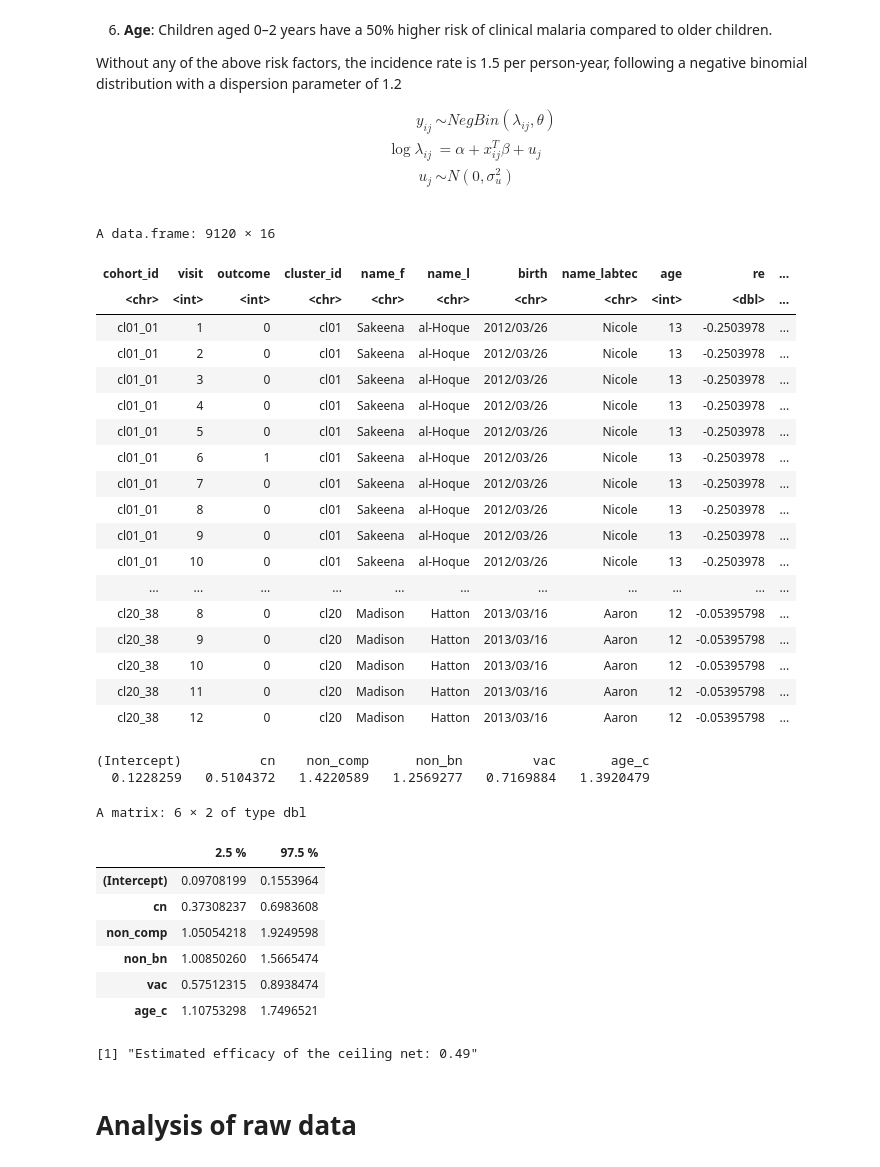
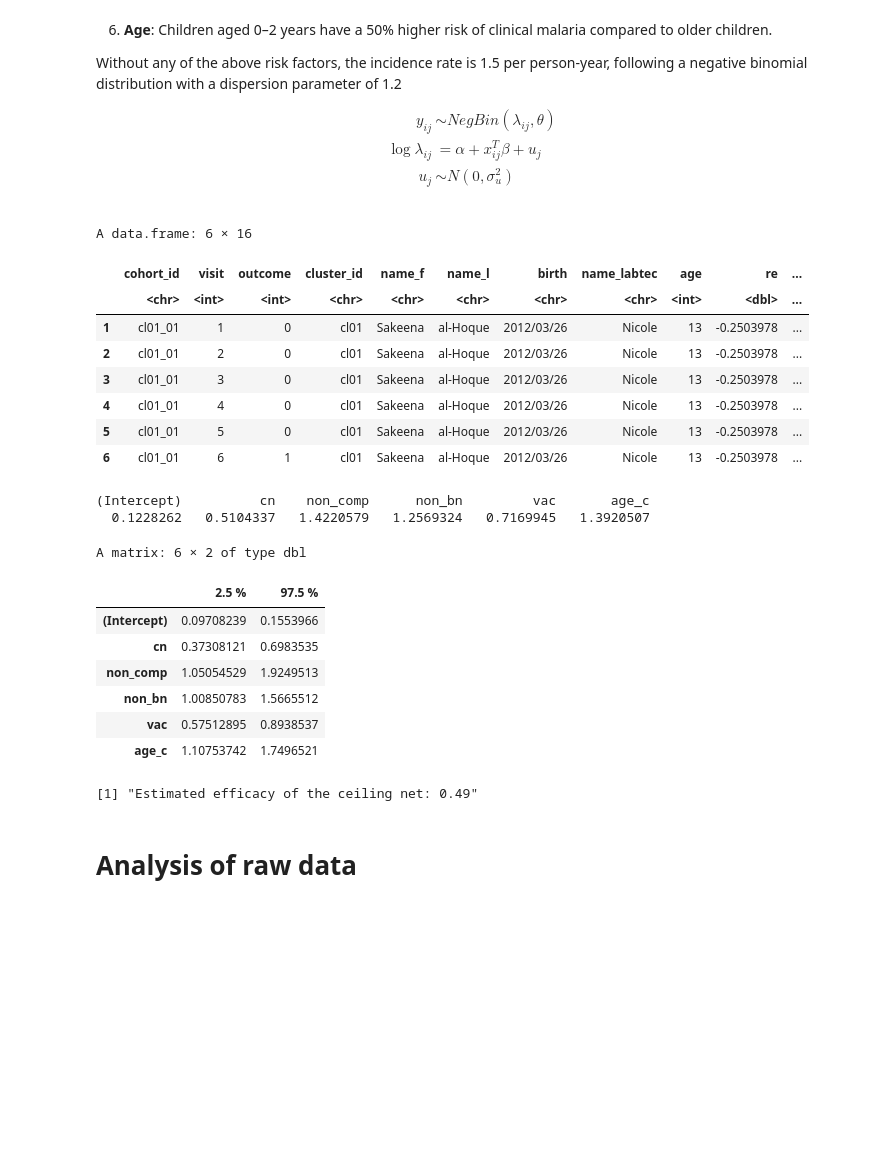
Before and after one commit to KoKYura/KI_PhD_2025, a Jupyter notebook: ki_workshop.ipynb, the cells around one changed output. Cells and saved outputs as stored; diff of their text form; code cells hidden in the pictures; blank space fills up the shorter version.

```diff
--- a/ki_workshop.ipynb
+++ b/ki_workshop.ipynb
@@ -149,28 +218,18 @@ y_{ij} &\sim NegBin(\lambda_{ij}, \theta) \\
 \ u_j &\sim N(0, \sigma_{u}^2) \\
 \end{align*}
 # %%
-df_full <- read.csv("./data/data_cohort_full.csv")
-df_full
+df_full <- read.csv("./data_cohort_full.csv")
+head(df_full)
 # %% [output]
-A data.frame: 9120 × 16
+A data.frame: 6 × 16
-| cohort_id | visit | outcome | cluster_id | name_f | name_l | birth | name_labtec | age | re | ... |
-| <chr> | <int> | <int> | <chr> | <chr> | <chr> | <chr> | <chr> | <int> | <dbl> | ... |
-| cl01_01 | 1 | 0 | cl01 | Sakeena | al-Hoque | 2012/03/26 | Nicole | 13 | -0.2503978 | ... |
-| cl01_01 | 2 | 0 | cl01 | Sakeena | al-Hoque | 2012/03/26 | Nicole | 13 | -0.2503978 | ... |
-| cl01_01 | 3 | 0 | cl01 | Sakeena | al-Hoque | 2012/03/26 | Nicole | 13 | -0.2503978 | ... |
-| cl01_01 | 4 | 0 | cl01 | Sakeena | al-Hoque | 2012/03/26 | Nicole | 13 | -0.2503978 | ... |
-| cl01_01 | 5 | 0 | cl01 | Sakeena | al-Hoque | 2012/03/26 | Nicole | 13 | -0.2503978 | ... |
-| cl01_01 | 6 | 1 | cl01 | Sakeena | al-Hoque | 2012/03/26 | Nicole | 13 | -0.2503978 | ... |
-| cl01_01 | 7 | 0 | cl01 | Sakeena | al-Hoque | 2012/03/26 | Nicole | 13 | -0.2503978 | ... |
-| cl01_01 | 8 | 0 | cl01 | Sakeena | al-Hoque | 2012/03/26 | Nicole | 13 | -0.2503978 | ... |
-| cl01_01 | 9 | 0 | cl01 | Sakeena | al-Hoque | 2012/03/26 | Nicole | 13 | -0.2503978 | ... |
-| cl01_01 | 10 | 0 | cl01 | Sakeena | al-Hoque | 2012/03/26 | Nicole | 13 | -0.2503978 | ... |
-| ... | ... | ... | ... | ... | ... | ... | ... | ... | ... | ... |
-| cl20_38 | 8 | 0 | cl20 | Madison | Hatton | 2013/03/16 | Aaron | 12 | -0.05395798 | ... |
-| cl20_38 | 9 | 0 | cl20 | Madison | Hatton | 2013/03/16 | Aaron | 12 | -0.05395798 | ... |
-| cl20_38 | 10 | 0 | cl20 | Madison | Hatton | 2013/03/16 | Aaron | 12 | -0.05395798 | ... |
-| cl20_38 | 11 | 0 | cl20 | Madison | Hatton | 2013/03/16 | Aaron | 12 | -0.05395798 | ... |
-| cl20_38 | 12 | 0 | cl20 | Madison | Hatton | 2013/03/16 | Aaron | 12 | -0.05395798 | ... |
+|  | cohort_id | visit | outcome | cluster_id | name_f | name_l | birth | name_labtec | age | re | ... |
+|  | <chr> | <int> | <int> | <chr> | <chr> | <chr> | <chr> | <chr> | <int> | <dbl> | ... |
+| 1 | cl01_01 | 1 | 0 | cl01 | Sakeena | al-Hoque | 2012/03/26 | Nicole | 13 | -0.2503978 | ... |
+| 2 | cl01_01 | 2 | 0 | cl01 | Sakeena | al-Hoque | 2012/03/26 | Nicole | 13 | -0.2503978 | ... |
+| 3 | cl01_01 | 3 | 0 | cl01 | Sakeena | al-Hoque | 2012/03/26 | Nicole | 13 | -0.2503978 | ... |
+| 4 | cl01_01 | 4 | 0 | cl01 | Sakeena | al-Hoque | 2012/03/26 | Nicole | 13 | -0.2503978 | ... |
+| 5 | cl01_01 | 5 | 0 | cl01 | Sakeena | al-Hoque | 2012/03/26 | Nicole | 13 | -0.2503978 | ... |
+| 6 | cl01_01 | 6 | 1 | cl01 | Sakeena | al-Hoque | 2012/03/26 | Nicole | 13 | -0.2503978 | ... |
 # %%
 df_full_count <- df_full %>%
     group_by(cohort_id) %>%
@@ -199,15 +258,15 @@ exp(confint(model, parm = "beta_", method = "Wald"))
 print(paste0("Estimated efficacy of the ceiling net: ", round(1-exp(fixef(model))[[2]],2)))
 # %% [output]
 (Intercept)          cn    non_comp      non_bn         vac       age_c
-  0.1228259   0.5104372   1.4220589   1.2569277   0.7169884   1.3920479
+  0.1228262   0.5104337   1.4220579   1.2569324   0.7169945   1.3920507
 A matrix: 6 × 2 of type dbl
 |  | 2.5 % | 97.5 % |
-| (Intercept) | 0.09708199 | 0.1553964 |
-| cn | 0.37308237 | 0.6983608 |
-| non_comp | 1.05054218 | 1.9249598 |
-| non_bn | 1.00850260 | 1.5665474 |
-| vac | 0.57512315 | 0.8938474 |
-| age_c | 1.10753298 | 1.7496521 |
+| (Intercept) | 0.09708239 | 0.1553966 |
+| cn | 0.37308121 | 0.6983535 |
+| non_comp | 1.05054529 | 1.9249513 |
+| non_bn | 1.00850783 | 1.5665512 |
+| vac | 0.57512895 | 0.8938537 |
+| age_c | 1.10753742 | 1.7496521 |
 [1] "Estimated efficacy of the ceiling net: 0.49"
 # %% [markdown]
 # Analysis of raw data
```
Also changed, not shown: parts of 12 cells of this notebook.
